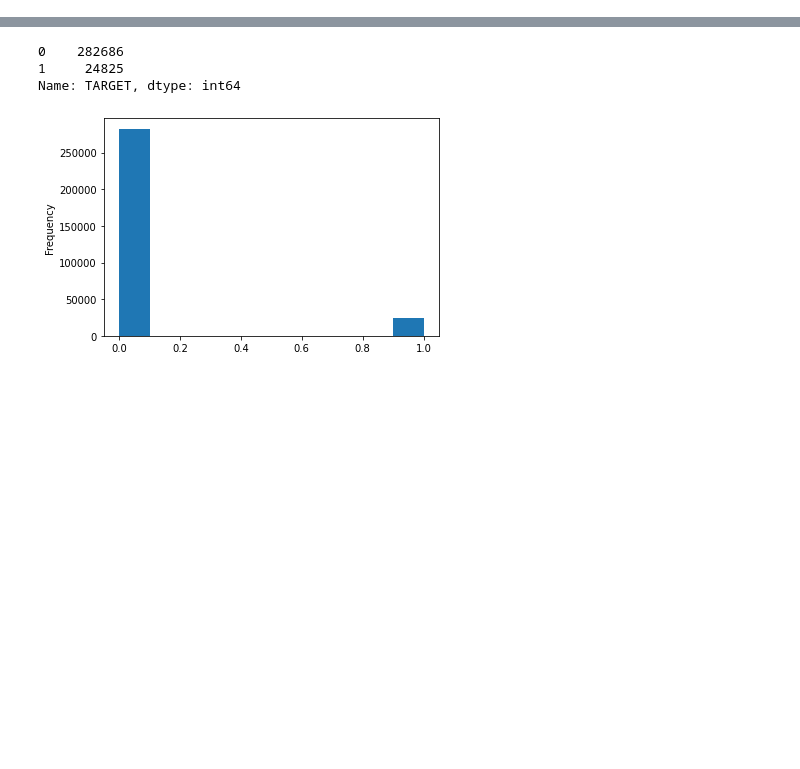
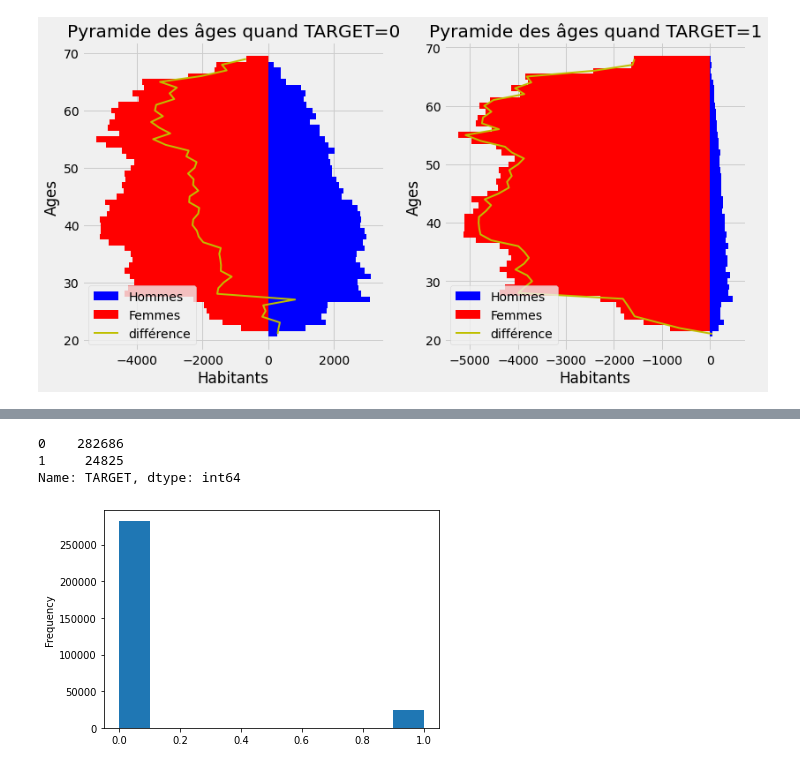
Before and after one commit to MaximeJabarian/streamlit-to-heroku, a Jupyter notebook: P7_Scoring_Model.ipynb, the cells around one changed output, grey strips where cells are left out. Cells and saved outputs as stored; diff of their text form; code cells hidden in the pictures; blank space fills up the shorter version.

```diff
--- a/P7_Scoring_Model.ipynb
+++ b/P7_Scoring_Model.ipynb
@@ -25,0 +77,5 @@ Training data shape:  (307511, 122)
+# %%
+hommes, femmes = dff[dff['CODE_GENDER']=='M'][['CODE_GENDER', 'TARGET', 'AGE']].groupby(['AGE', 'TARGET']).count(), dff[dff['CODE_GENDER']=='F'][['CODE_GENDER', 'TARGET', 'AGE']].groupby(['AGE', 'TARGET']).count()
+# arange(len(hommes)).shape
+# hommes = hommes.reshape(49,)
+df_H_F = pd.concat([hommes, femmes], axis=1, join="inner")
@@ -25,0 +97,25 @@ Training data shape:  (307511, 122)
+# %%
+figure, axes = plt.subplots(1, 2, figsize=(12,6))
+TARGET = [0, 1]
+
+for T in TARGET:
+
+    hommes, femmes = dff[dff['CODE_GENDER']=='M'][['CODE_GENDER', 'TARGET', 'AGE']].groupby(['AGE', 'TARGET']).count(), dff[dff['CODE_GENDER']=='F'][['CODE_GENDER', 'TARGET', 'AGE']].groupby(['AGE', 'TARGET']).count()
+    df_H_F = pd.concat([hommes, femmes], axis=1, join="inner")
+    df_H_F.columns = ['H','F']
+    ages = df_H_F[df_H_F.index.get_level_values('TARGET') == T].index.get_level_values('AGE').unique()
+    hommes, femmes = hommes[hommes.index.get_level_values('TARGET') == T].values, femmes[femmes.index.get_level_values('TARGET') == 0].values
+    hommes, femmes = hommes.reshape(len(hommes),), femmes.reshape(len(femmes),)[:len(hommes)]
+    somme = hommes - femmes
+
+#     fig, ax = plt.subplots(figsize=(8,8))
+    ValH = axes[T].barh(ages, hommes, 1.0, label="Hommes", color='b', linewidth=0, align='center')
+    ValF = axes[T].barh(ages, -femmes, 1.0, label="Femmes", color='r', linewidth=0, align='center')
+    diff, = axes[T].plot(somme, ages, 'y', linewidth=2)
+    axes[T].set_title("Pyramide des âges quand TARGET=%d"%T)
+    axes[T].set_ylabel("Ages")
+    axes[T].set_xlabel("Habitants")
+    # ax.set_ylim([0, 110])
+    axes[T].legend((ValH[0], ValF[0], diff), ('Hommes', 'Femmes', 'différence'))
+# %% [output]
+[figure, added]
```
Also changed, not shown: parts of 23 cells of this notebook, 4 other files.
